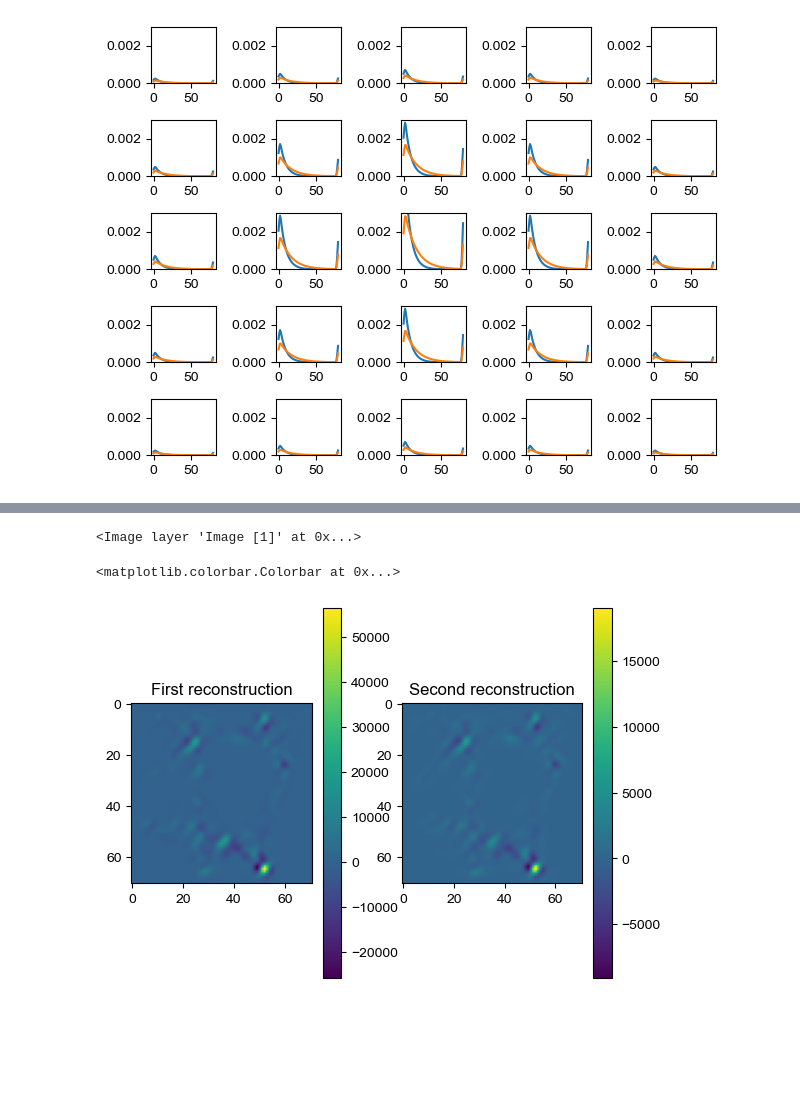
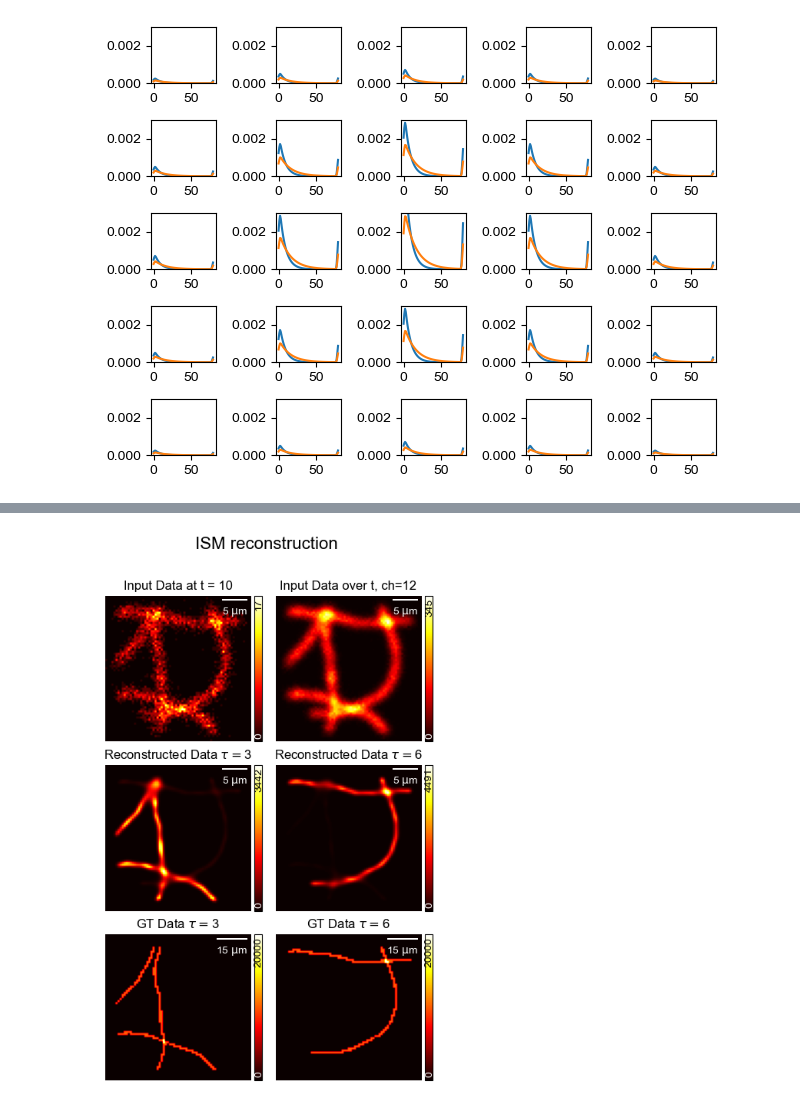
Before and after one commit to VicidominiLab/s2ISM, a Jupyter notebook: examples/test_of_s2ism_unmixing.ipynb, the cells around one changed output, grey strips where cells are left out. Saved outputs shown, nothing was run; the diff lists cells and outputs as text; code cells hidden in the pictures; blank space fills up the shorter version.

```diff
--- a/examples/test_of_s2ism_unmixing.ipynb
+++ b/examples/test_of_s2ism_unmixing.ipynb
@@ -362,13 +344,12 @@ fig.tight_layout()
 # %%
 # %% ISM case
-n_iter = 5
+n_iter = 10
 
-#file_rec = 'recon_unmixing.npy'
+file_rec = os.path.join(files_path, 'ISM_recon_unmixing n_iter{}.npy'.format(n_iter))
 
-#if os.path.exists(file_rec):
-#    tes = np.load(file_rec)
-#else:
-    #test_ism = s2.max_likelihood_reconstruction(dataset_noise, psf_fin , max_iter=n_iter, rep_to_save ='all')[0]
-    #np.save(file_rec, tes)
-
-test_ism = s2.max_likelihood_reconstruction(dataset_noise, psf_fin , max_iter=n_iter, rep_to_save ='all', initialization = 'sum')[0]
+if os.path.exists(file_rec):
+   test_ism = np.load(file_rec)
+else:
+    test_ism = s2.max_likelihood_reconstruction(dataset_noise, psf_fin,
+                                            max_iter=n_iter, rep_to_save ='all', initialization = 'flat')[0]
+    np.save(file_rec, test_ism)
@@ -385,11 +356,5 @@ torch.Size([2, 71, 71, 81, 25])
-# %%
-viewer = nap.Viewer()
-viewer.add_image(psf_fin[0, ...])
-viewer.add_image(psf_fin[1, ...])
-# %% [output]
-<Image layer 'Image [1]' at 0x...>
 # %%
-inv = 1
+inv = -1
 
 fig, (ax1, ax2) = plt.subplots(1, 2)
 im1 = ax1.imshow(test_ism[inv,0])
@@ -398,6 +363,49 @@ fig.colorbar(im1, orientation='vertical')
 im2=ax2.imshow(test_ism[inv,1])
 ax2.set_title('Second reconstruction')
 fig.colorbar(im2, orientation='vertical')
-# %% [output]
-<matplotlib.colorbar.Colorbar at 0x...>
-[figure, removed]
+# %%
+#%% PLOT
+inv = -1
+
+fig = plt.figure(figsize = (9, 9))
+gs = fig.add_gridspec(8, 8)
+#First row
+ax1 = fig.add_subplot(gs[0:2, 0:2])
+ax2 = fig.add_subplot(gs[0:2, 2:4])
+#Second row
+ax3 = fig.add_subplot(gs[2:4, 0:2])
+ax4 = fig.add_subplot(gs[2:4, 2:4])
+#Third row
+ax5 = fig.add_subplot(gs[4:6, 0:2])
+ax6 = fig.add_subplot(gs[4:6, 2:4])
+
+t1=10
+
+gra.ShowImg(dataset_noise[...,t1,12], grid.pxsizex * 10e-3, fig = fig, ax = ax1)
+ax1.set_title('Input Data at t = {}'.format(t1))
+gra.ShowImg(dataset_noise[...,:,12].sum(-1), grid.pxsizex * 10e-3, fig = fig, ax = ax2)
+ax2.set_title('Input Data over t, ch=12')
+gra.ShowImg(test_ism[inv,0], grid.pxsizex * 10e-3, fig = fig, ax = ax3)
+ax3.set_title(r'Reconstructed Data $\tau = ${}'.format(tau_1))
+gra.ShowImg(test_ism[inv,1], grid.pxsizex * 10e-3, fig = fig, ax = ax4)
+ax4.set_title(r'Reconstructed Data $\tau = ${}'.format(tau_2))
+gra.ShowImg(ground_truth[0],1, fig = fig, ax = ax5)
+ax5.set_title(r'GT Data $\tau = ${}'.format(tau_1))
+gra.ShowImg(ground_truth[1],1, fig = fig, ax = ax6)
+ax6.set_title(r'GT Data $\tau = ${}'.format(tau_2))
+
+fig.tight_layout()
+fig.suptitle('ISM reconstruction', x=0.25, y=1.05, fontsize=16)
+fig.savefig(os.path.join(files_path, 'ISM reconstruction n_iter{}.pdf'.format(n_iter)), dpi=900)
+
+# %%
+
+# kl_tau_1 = tool.kl_divergence(ground_truth[0], tes[1:,0])
+# kl_tau_2 = tool.kl_divergence(ground_truth[1], tes[1:,1])
+
+# #%%
+# plt.figure()
+# plt.plot(kl_tau_1)
+# plt.plot(kl_tau_2)
+# %% [output]
+[figure, added]
```
Also changed, not shown: parts of 9 cells of this notebook.
